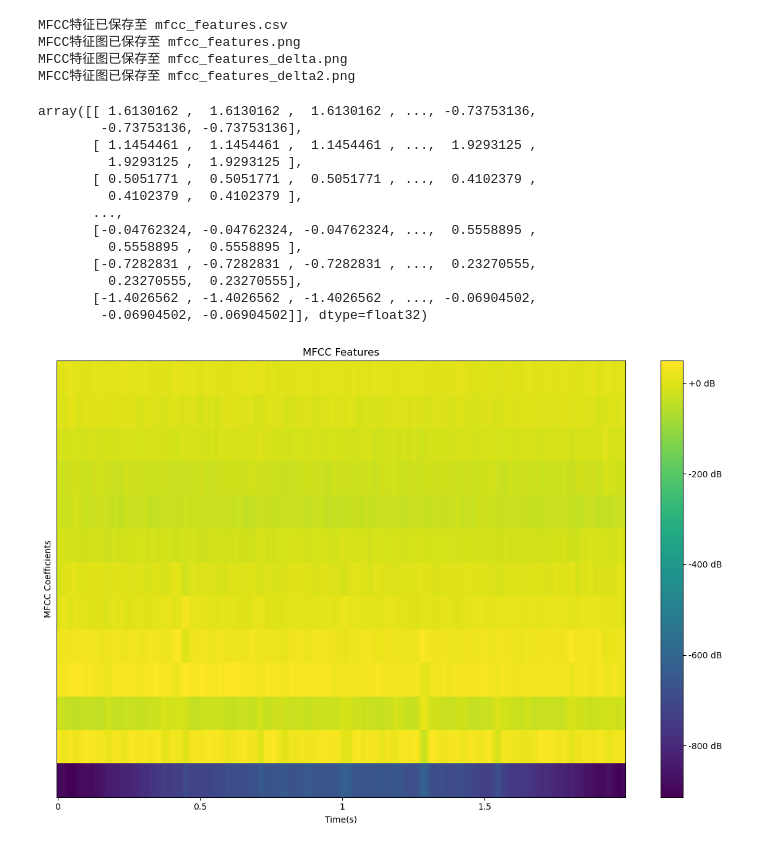
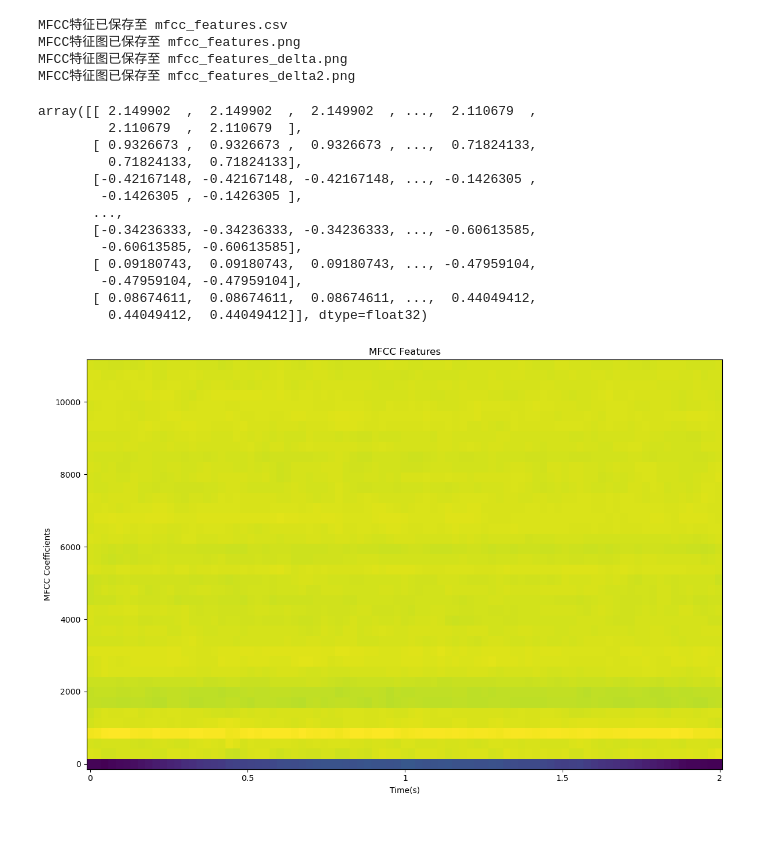
Before and after one commit to YoungBossX/Multi-feature-fusion-model-for-ship-audio, a Jupyter notebook: feature_extraction/mfcc.ipynb, the cells around one changed output. Drawn from its saved outputs; the diff is of its cells as text; code cells hidden in the pictures.

```diff
--- a/feature_extraction/mfcc.ipynb
+++ b/feature_extraction/mfcc.ipynb
@@ -7,7 +7,7 @@ import pandas as pd
 import matplotlib.pyplot as plt
 from nnAudio.features import MFCC
 # %%
-def extract_mfcc_transformer(sample_rate, n_mfcc=13):
+def extract_mfcc_transformer(sample_rate, n_mfcc=40):
     """
     创建并返回MFCC变换对象。
 
@@ -133,11 +133,10 @@ def plot_mfcc_features(mfcc_data, sr, output_image=None):
     """
     plt.figure(figsize=(12, 8))
 
-    librosa.display.specshow(mfcc_data, sr=sr, hop_length=512, x_axis='time', cmap='viridis')
+    librosa.display.specshow(mfcc_data, sr=sr, hop_length=512, x_axis='time', y_axis='linear', cmap='viridis')
     plt.title("MFCC Features")
     plt.xlabel("Time(s)")
     plt.ylabel("MFCC Coefficients")
-    plt.colorbar(format='%+2.0f dB')
     plt.tight_layout()
 
     if output_image:
@@ -148,42 +147,50 @@ def plot_mfcc_features(mfcc_data, sr, output_image=None):
 # %%
 # 音频文件路径
 audio_file = r'E:\数据集\ShipEar\data_preprocessing\3_Frame_Windows_2s_50%\6__10_07_13_marDeCangas_Entra_18.wav'
 
 # 加载音频文件
-waveform, sample_rate = torchaudio.load(audio_file)
+waveform, original_sr = torchaudio.load(audio_file)
+
+# 重采样
+target_sr = 22050
+if original_sr != target_sr:
+    resampler = torchaudio.transforms.Resample(original_sr, target_sr)
+    waveform = resampler(waveform)
 
 # 创建MFCC变换器
-mfcc_transformer = extract_mfcc_transformer(sample_rate, n_mfcc=13)
+mfcc_transformer = extract_mfcc_transformer(target_sr, n_mfcc=40)
 
 # 提取MFCC特征
 mfcc_features = mfcc_transformer(waveform)
 
 # 转换为numpy数组便于处理
 mfcc_data = mfcc_features.detach().cpu().numpy()[0]
 
 # 保存MFCC特征到CSV
 save_mfcc_to_csv(mfcc_data, 'mfcc_features.csv')
 
 # 可视化MFCC特征
-plot_mfcc_features(mfcc_data, sample_rate, 'mfcc_features.png')
-extract_mfcc_with_delta(waveform, sample_rate, feature_type='delta')
-extract_mfcc_with_delta(waveform, sample_rate, feature_type='delta2')
+plot_mfcc_features(mfcc_data, target_sr, 'mfcc_features.png')
+# 可视化MFCC一阶差分特征
+extract_mfcc_with_delta(waveform, target_sr, feature_type='delta')
+# 可视化MFCC二阶差分特征
+extract_mfcc_with_delta(waveform, target_sr, feature_type='delta2')
 # %% [output]
 MFCC特征已保存至 mfcc_features.csv
 MFCC特征图已保存至 mfcc_features.png
 MFCC特征图已保存至 mfcc_features_delta.png
 MFCC特征图已保存至 mfcc_features_delta2.png
-array([[ 1.6130162 ,  1.6130162 ,  1.6130162 , ..., -0.73753136,
-        -0.73753136, -0.73753136],
-       [ 1.1454461 ,  1.1454461 ,  1.1454461 , ...,  1.9293125 ,
-         1.9293125 ,  1.9293125 ],
-       [ 0.5051771 ,  0.5051771 ,  0.5051771 , ...,  0.4102379 ,
-         0.4102379 ,  0.4102379 ],
+array([[ 2.149902  ,  2.149902  ,  2.149902  , ...,  2.110679  ,
+         2.110679  ,  2.110679  ],
+       [ 0.9326673 ,  0.9326673 ,  0.9326673 , ...,  0.71824133,
+         0.71824133,  0.71824133],
+       [-0.42167148, -0.42167148, -0.42167148, ..., -0.1426305 ,
+        -0.1426305 , -0.1426305 ],
        ...,
-       [-0.04762324, -0.04762324, -0.04762324, ...,  0.5558895 ,
-         0.5558895 ,  0.5558895 ],
-       [-0.7282831 , -0.7282831 , -0.7282831 , ...,  0.23270555,
-         0.23270555,  0.23270555],
-       [-1.4026562 , -1.4026562 , -1.4026562 , ..., -0.06904502,
-        -0.06904502, -0.06904502]], dtype=float32)
+       [-0.34236333, -0.34236333, -0.34236333, ..., -0.60613585,
+        -0.60613585, -0.60613585],
+       [ 0.09180743,  0.09180743,  0.09180743, ..., -0.47959104,
+        -0.47959104, -0.47959104],
+       [ 0.08674611,  0.08674611,  0.08674611, ...,  0.44049412,
+         0.44049412,  0.44049412]], dtype=float32)
-[figure, old version]
+[figure, new version]
```
Also changed, not shown: parts of 1 cell of this notebook, 1 other file.
